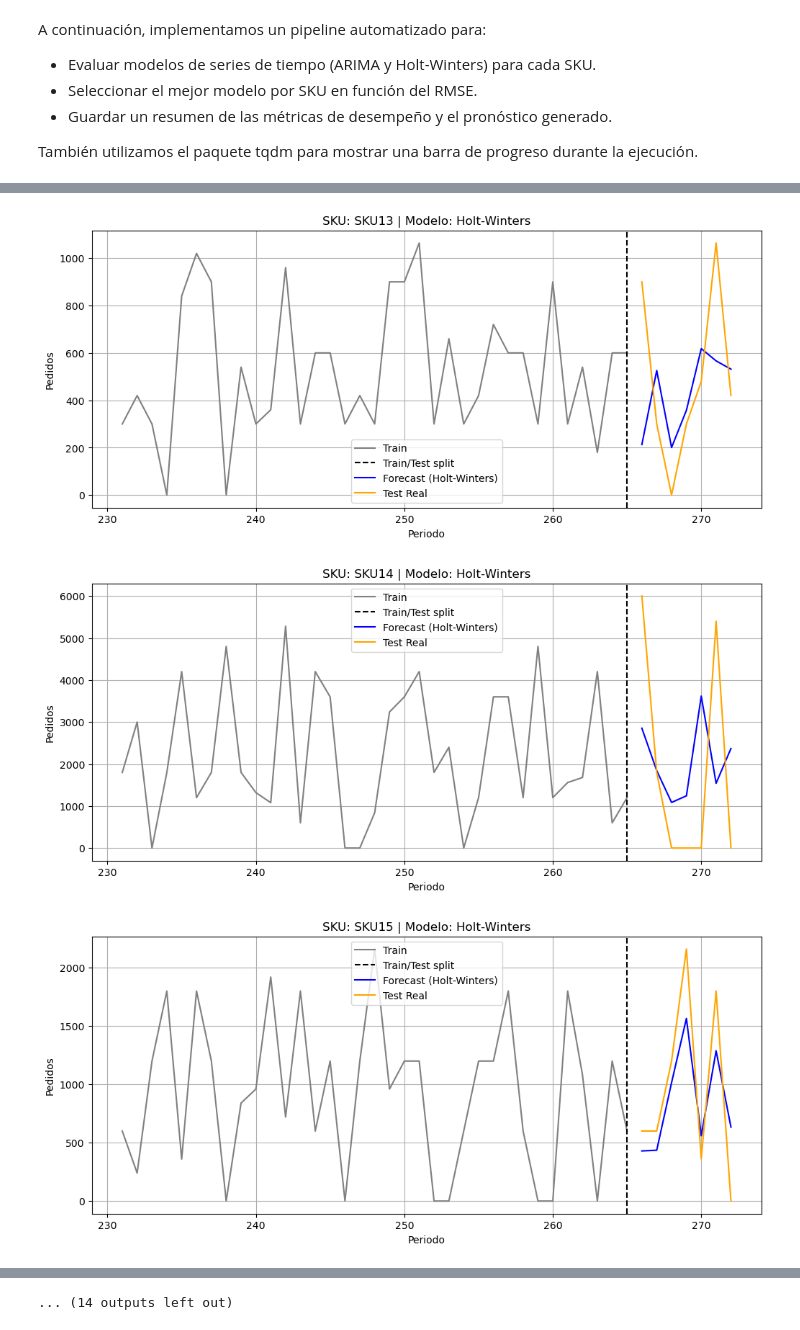
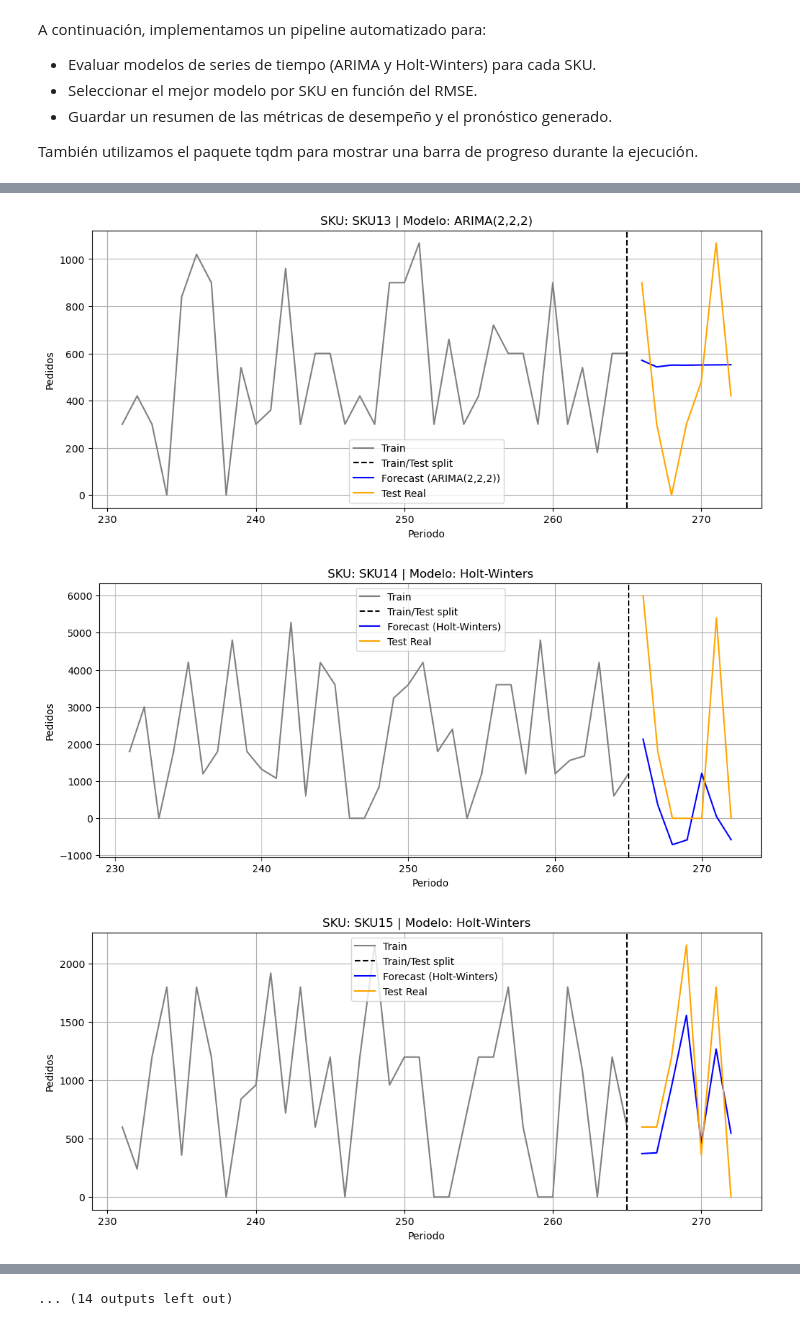
Before and after one commit to JhonattanReales21/innv_tec_1_icesi, a Jupyter notebook: notebooks/Evaluacion_modelos_st_Val_Recursiva.ipynb, the cells around one changed output, grey strips where cells are left out. Drawn from its saved outputs; the diff is of its cells as text; code cells hidden in the pictures.

Commit message:
Se actualiza y se cambia autoarima por arima para poder hacer valdiacion recursiva

```diff
--- a/notebooks/Evaluacion_modelos_st_Val_Recursiva.ipynb
+++ b/notebooks/Evaluacion_modelos_st_Val_Recursiva.ipynb
@@ -479,23 +480,30 @@ from tqdm import tqdm  # para barra de progreso (opcional en Colab)
 # Función principal que automatiza el proceso de modelado por SKU
 def run_full_forecast_pipeline(df, seasonal_periods=7):
     skus = df["SKU"].unique()
+    #skus = df[df["SKU"] == "SKU12"]["SKU"].tolist()
+    #print(skus)
     forecast_results = []
     start_global = time.time()
     # Itera sobre cada SKU con barra de progreso
     for sku in tqdm(skus, desc="Evaluando SKUs"):
+        #print(sku)
         start_time = time.time()
         # Extrae la serie temporal del SKU actual (ya corregida de outliers)
         series = df[df["SKU"] == sku]["Pedidos_Clean"].reset_index(drop=True)
-
+        #print(series)
         # Divide la serie en entrenamiento y prueba
         #train, test = split_series(series)
         results = []  # Lista para guardar los resultados de los modelos evaluados
 
         # --- Modelo ARIMA ---
         #arima_result = evaluate_auto_arima(train, test)
-        arima_result = evaluate_autoarima_with_recursive_window(series)
-        if arima_result and arima_result["rmse"] != np.inf:
-            results.append(arima_result)  # Guarda resultado si fue exitoso
+        #arima_result = evaluate_autoarima_with_recursive_window(series)
+        arima_result=  evaluate_arima_with_recursive_window(series)
+        #print('break')
+        #print(pd.DataFrame(arima_result))
+        if arima_result is not None :
+            if arima_result["rmse"] != np.inf:
+                results.append(arima_result.to_dict())  # Guarda resultado si fue exitoso
 
         # --- Modelo Holt-Winters ---
         #holt_result = evaluate_holt_winters(train, test, seasonal_periods)
@@ -508,10 +516,11 @@ def run_full_forecast_pipeline(df, seasonal_periods=7):
 
         # Ordena los resultados por RMSE (menor es mejor)
         results_sorted = sorted(results, key=lambda x: x["rmse"])
+
         best_result = (
             results_sorted[0] if results_sorted else None
         )  # Toma el mejor modelo
-
+        #print(best_result)
         # Si hay al menos un resultado válido, guarda el resumen
         #if best_result:
         #    forecast_results.append(
@@ -528,14 +537,15 @@ def run_full_forecast_pipeline(df, seasonal_periods=7):
         #            ],  # Lista de valores pronosticados
         #        }
         #    )
-        if best_result:
+        #print(type(best_result))
+        if  best_result:
             forecast_results.append({
                 "SKU": sku,
                 "Best_Model": best_result.get("model", "N/A"),
                 "MAE": best_result.get("mae", np.nan),
                 "RMSE": best_result.get("rmse", np.nan),
                 "MAPE": best_result.get("mape", np.nan),
-                "Forecast": best_result.get("forecast", []),
+                #"Forecast": best_result.get("forecast", []),
                 "Params": best_result.get("params", {})
             })
 
@@ -551,8 +561,10 @@ def run_full_forecast_pipeline(df, seasonal_periods=7):
 
 # Asegurarse que todas las series terminan el domingo 13 de abril de 2025
 #fecha_maxima_valida = pd.to_datetime("2025-04-10")
+#print(df_cleaned.describe)
 fecha_maxima_valida = pd.to_datetime("2025-04-03")
 fecha_minima_valida = pd.to_datetime("2024-07-05")
+
 df_cleaned = df_cleaned[(df_cleaned["Fecha"] <= fecha_maxima_valida) & (df_cleaned["Fecha"] >= fecha_minima_valida)].reset_index(drop=True)
 
 #print(df_cleaned)
@@ -569 +660,3 @@ df_forecast_summary.head(100)
+# %%
+resultados_futuro_df=pd.DataFrame(resultados_futuro)
 # %%
@@ -575,8 +668,8 @@ df_forecast_summary.to_excel(
 def plot_forecast_focus(df, sku, forecast_result, test_size=7, context_window=5):
     series = df[df["SKU"] == sku]["Pedidos_Clean"].reset_index(drop=True)
     train, test = split_series(series, test_size=test_size)
-    forecast = forecast_result["Forecast"]
-    model_name = forecast_result["Best_Model"]
+    forecast = forecast_result["forecast"]
+    model_name = forecast_result["Modelo"]
 
     context_len = test_size * context_window
     plot_start = max(0, len(train) - context_len)
@@ -618,6 +711,7 @@ def plot_forecast_focus(df, sku, forecast_result, test_size=7, context_window=5)
     plt.show()
 # %%
 # Visualizar gráficas una por una con vista enfocada
-for _, row in df_forecast_summary.iterrows():
+#for _, row in df_forecast_summary.iterrows():
+for _, row in resultados_futuro_df.iterrows():
     plot_forecast_focus(df_cleaned, row["SKU"], row)
 # %% [output]
@@ -628,3 +722,3 @@ for _, row in df_forecast_summary.iterrows():
-[figure, old version]
+[figure, new version]
-[figure, old version]
+[figure, new version]
-[figure, old version]
+[figure, new version]
```
Also changed, not shown: parts of 11 cells of this notebook, 2 other files.
